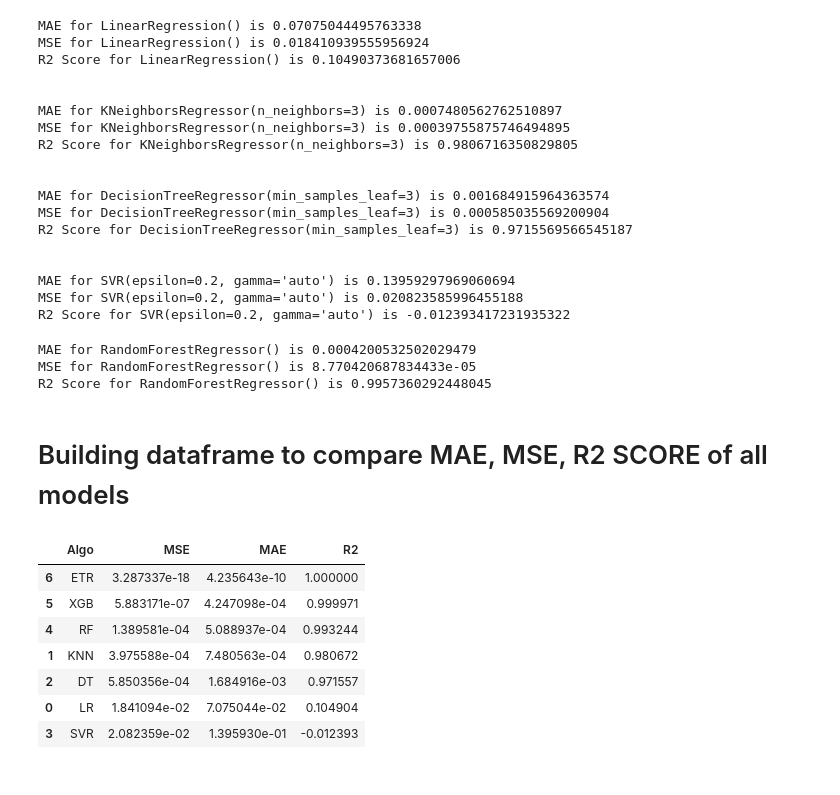
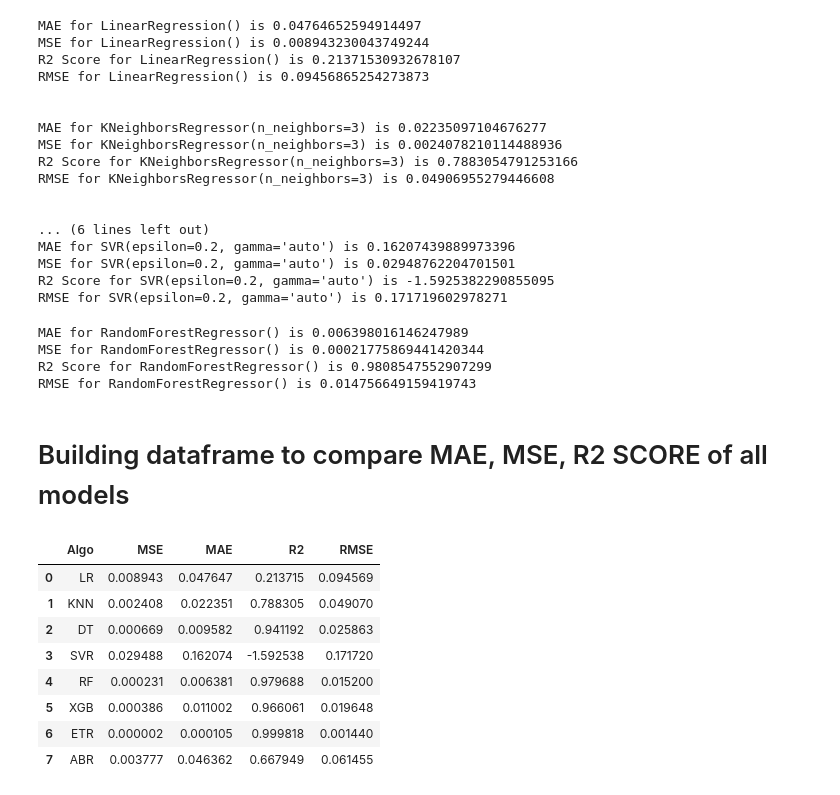
Before and after one commit to Adityanjr11/Minor-Project, a Jupyter notebook: Final Minor.ipynb, the cells around one changed output. Saved outputs shown, nothing was run; the diff lists cells and outputs as text; code cells hidden in the pictures.

```diff
--- a/Final Minor.ipynb
+++ b/Final Minor.ipynb
@@ -20,0 +30,2 @@ df.drop(columns=['Unnamed: 0.1', 'Unnamed: 0'], inplace=True)
+# %%
+df.drop_duplicates(inplace=True)
@@ -35,0 +42,6 @@ df.head()
+# %%
+from sklearn.preprocessing import  MinMaxScaler
+scaler = MinMaxScaler()
+df = scaler.fit_transform(df)
+df = pd.DataFrame(df, columns= ['Budget Forecast', 'Total Budget Changes', 'Total Schedule Changes', 'Description Embedding'])
+df.head()
@@ -62,14 +87,15 @@ from sklearn.tree import DecisionTreeRegressor
 from sklearn.svm import SVR
 from sklearn.ensemble import RandomForestRegressor
 from sklearn.ensemble import ExtraTreesRegressor
+from sklearn.ensemble import AdaBoostRegressor
 from sklearn.metrics import mean_absolute_error, mean_squared_error,r2_score
 from xgboost import XGBRegressor
 
 lr = LinearRegression()
-knn = KNeighborsRegressor(n_neighbors=3)
+knn = KNeighborsRegressor(n_neighbors=3, leaf_size=30)
 dt = DecisionTreeRegressor(min_samples_leaf=3)
 svr = SVR(degree=3, kernel='rbf', gamma='auto', epsilon=0.2)
 rf = RandomForestRegressor()
-
+abr = AdaBoostRegressor(n_estimators=50, random_state=2)
 xgb = XGBRegressor(n_estimators=45)
 etr = ExtraTreesRegressor(n_estimators=50, random_state=2)
@@ -100,56 +126,58 @@ for model in models:
     print(f"MAE for {model} is {mean_absolute_error(y_train, y_pred)}")
     print(f"MSE for {model} is {mean_squared_error(y_train, y_pred)}")
     print(f"R2 Score for {model} is {r2_score(y_train, y_pred)}")
+    print(f"RMSE for {model} is {mean_squared_error(y_train, y_pred, squared=False)}")
 
 
     print('\n')
 # %% [output]
-MAE for LinearRegression() is 0.07075044495763338
-MSE for LinearRegression() is 0.018410939555956924
-R2 Score for LinearRegression() is 0.10490373681657006
+MAE for LinearRegression() is 0.04764652594914497
+MSE for LinearRegression() is 0.008943230043749244
+R2 Score for LinearRegression() is 0.21371530932678107
+RMSE for LinearRegression() is 0.09456865254273873
 
 
-MAE for KNeighborsRegressor(n_neighbors=3) is 0.0007480562762510897
-MSE for KNeighborsRegressor(n_neighbors=3) is 0.00039755875746494895
-R2 Score for KNeighborsRegressor(n_neighbors=3) is 0.9806716350829805
+MAE for KNeighborsRegressor(n_neighbors=3) is 0.02235097104676277
+MSE for KNeighborsRegressor(n_neighbors=3) is 0.0024078210114488936
+R2 Score for KNeighborsRegressor(n_neighbors=3) is 0.7883054791253166
+RMSE for KNeighborsRegressor(n_neighbors=3) is 0.04906955279446608
 
 
-MAE for DecisionTreeRegressor(min_samples_leaf=3) is 0.001684915964363574
-MSE for DecisionTreeRegressor(min_samples_leaf=3) is 0.000585035569200904
-R2 Score for DecisionTreeRegressor(min_samples_leaf=3) is 0.9715569566545187
-
-
-MAE for SVR(epsilon=0.2, gamma='auto') is 0.13959297969060694
-MSE for SVR(epsilon=0.2, gamma='auto') is 0.020823585996455188
-R2 Score for SVR(epsilon=0.2, gamma='auto') is -0.012393417231935322
+... (6 lines left out)
+MAE for SVR(epsilon=0.2, gamma='auto') is 0.16207439889973396
+MSE for SVR(epsilon=0.2, gamma='auto') is 0.02948762204701501
+R2 Score for SVR(epsilon=0.2, gamma='auto') is -1.5925382290855095
+RMSE for SVR(epsilon=0.2, gamma='auto') is 0.171719602978271
-MAE for RandomForestRegressor() is 0.0004200532502029479
-MSE for RandomForestRegressor() is 8.770420687834433e-05
-R2 Score for RandomForestRegressor() is 0.9957360292448045
+MAE for RandomForestRegressor() is 0.006398016146247989
+MSE for RandomForestRegressor() is 0.00021775869441420344
+R2 Score for RandomForestRegressor() is 0.9808547552907299
+RMSE for RandomForestRegressor() is 0.014756649159419743
-# %% [markdown]
-# Building dataframe to compare MAE, MSE, R2 SCORE of all models
+# %% [markdown]
+# Building dataframe to compare MAE, MSE, R2 SCORE of all models
 # %%
-models = [lr, knn, dt, svr, rf, xgb, etr]
+models = [lr, knn, dt, svr, rf, xgb, etr, abr]
 data = []
-algos = ['LR' , 'KNN', 'DT', 'SVR', 'RF', 'XGB', 'ETR']
+algos = ['LR' , 'KNN', 'DT', 'SVR', 'RF', 'XGB', 'ETR', 'ABR']
 i = 0
 
 for model in models:
     model.fit(X_train, y_train)
     y_pred = model.predict(X_train)
-    data.append([algos[i], mean_squared_error(y_train, y_pred), mean_absolute_error(y_train, y_pred), r2_score(y_train, y_pred)])
+    data.append([algos[i], mean_squared_error(y_train, y_pred), mean_absolute_error(y_train, y_pred), r2_score(y_train, y_pred), mean_squared_error(y_train, y_pred, squared=False)])
     i+=1
 
 
-accuracy = pd.DataFrame(data, columns=['Algo', 'MSE', 'MAE', 'R2'])
+accuracy = pd.DataFrame(data, columns=['Algo', 'MSE', 'MAE', 'R2', 'RMSE'])
 # %%
-accuracy.sort_values(by='MAE')
+accuracy
 # %% [output]
-|  | Algo | MSE | MAE | R2 |
-| 6 | ETR | 3.287337e-18 | 4.235643e-10 | 1.000000 |
-| 5 | XGB | 5.883171e-07 | 4.247098e-04 | 0.999971 |
-| 4 | RF | 1.389581e-04 | 5.088937e-04 | 0.993244 |
-| 1 | KNN | 3.975588e-04 | 7.480563e-04 | 0.980672 |
-| 2 | DT | 5.850356e-04 | 1.684916e-03 | 0.971557 |
-| 0 | LR | 1.841094e-02 | 7.075044e-02 | 0.104904 |
-| 3 | SVR | 2.082359e-02 | 1.395930e-01 | -0.012393 |
+|  | Algo | MSE | MAE | R2 | RMSE |
+| 0 | LR | 0.008943 | 0.047647 | 0.213715 | 0.094569 |
+| 1 | KNN | 0.002408 | 0.022351 | 0.788305 | 0.049070 |
+| 2 | DT | 0.000669 | 0.009582 | 0.941192 | 0.025863 |
+| 3 | SVR | 0.029488 | 0.162074 | -1.592538 | 0.171720 |
+| 4 | RF | 0.000231 | 0.006381 | 0.979688 | 0.015200 |
+| 5 | XGB | 0.000386 | 0.011002 | 0.966061 | 0.019648 |
+| 6 | ETR | 0.000002 | 0.000105 | 0.999818 | 0.001440 |
+| 7 | ABR | 0.003777 | 0.046362 | 0.667949 | 0.061455 |
 # %%
```
Also changed, not shown: parts of 28 cells of this notebook.
